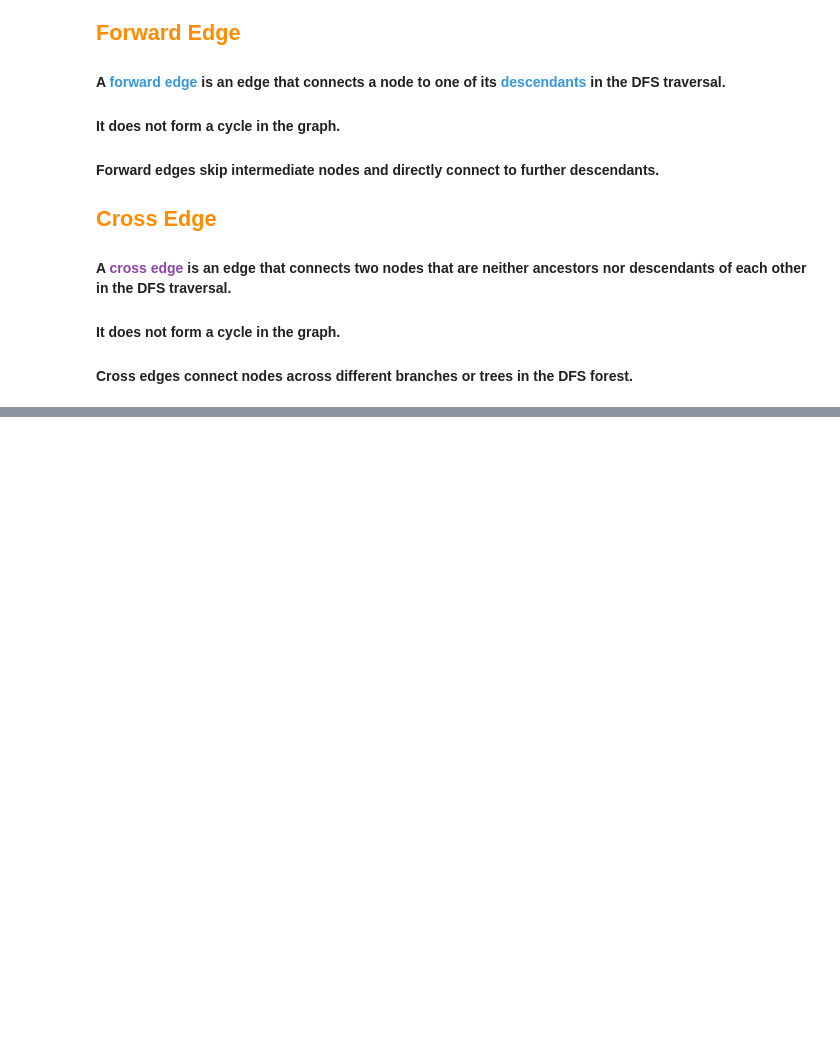
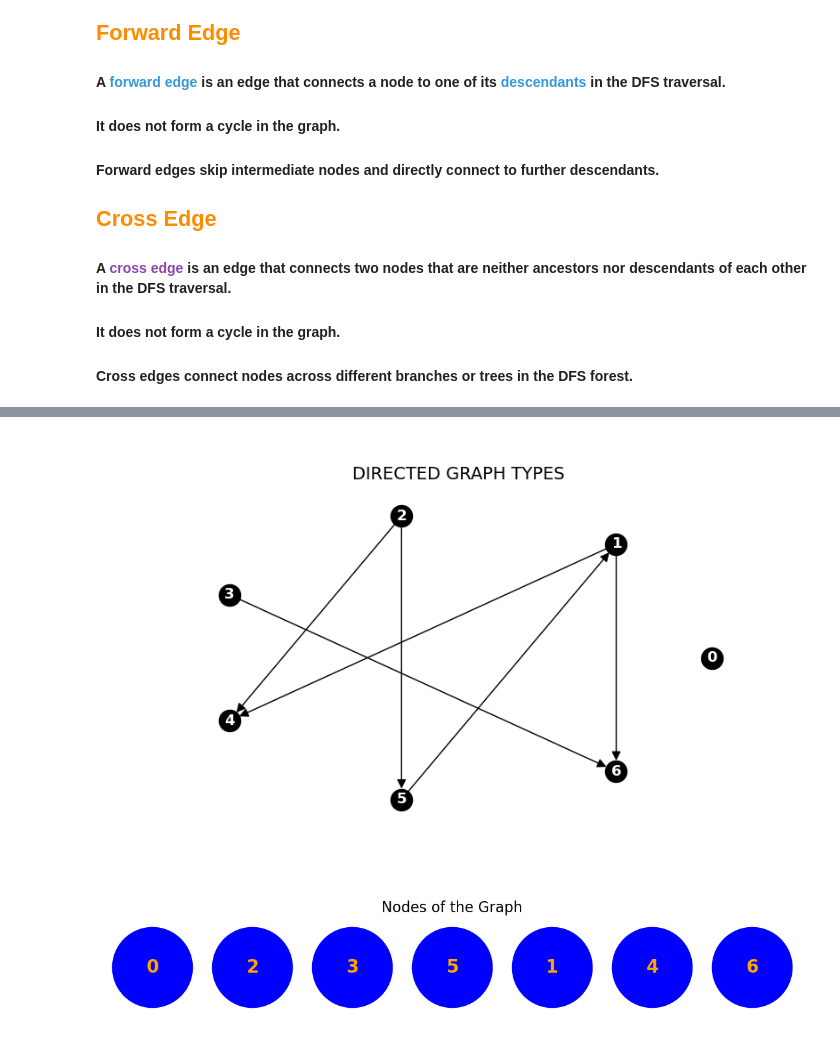
Before and after one commit to Abdulke96/graph_data_structure, a Jupyter notebook: graph.ipynb, the cells around one changed output, grey strips where cells are left out. Cells and saved outputs as stored; diff of their text form; code cells hidden in the pictures; blank space fills up the shorter version.

```diff
--- a/graph.ipynb
+++ b/graph.ipynb
@@ -307,0 +399,43 @@ if __name__ == "__main__":
+# %%
+from collections import deque
+from typing import Dict, List
+
+def khan(graph: Dict[int, List[int]]) -> List[int]:
+
+    in_degree = {node: 0 for node in graph}
+
+    for node in graph:
+        for neighbor in graph[node]:
+            in_degree[neighbor] += 1
+
+    topo_sort = []
+    queue = deque()
+
+
+    for node in graph:
+        if in_degree[node] == 0:
+            queue.append(node)
+
+    while queue:
+        node = queue.popleft()
+        topo_sort.append(node)
+        for neighbor in graph[node]:
+            in_degree[neighbor] -= 1
+            if in_degree[neighbor] == 0:
+                queue.append(neighbor)
+
+    return topo_sort
+# %%
+if __name__ == "__main__":
+    graph = generate_random_graph(num_of_node=7, num_edges=6, max_num_of_neigh=3, is_directed=True)
+    dg.draw_graph(graph, title="Directed Graph Types ", is_directed=True)
+
+    topological_sorted = khan(graph)
+
+    if topological_sorted is not None:
+        dsn.draw_sorted_nodes(nodes=topological_sorted, title="Nodes of the Graph")
+    else:
+        print("The graph is not a DAG")
+# %% [output]
+[figure, added]
+[figure, added]
```
Also changed, not shown: parts of 30 cells of this notebook, 6 other files.
